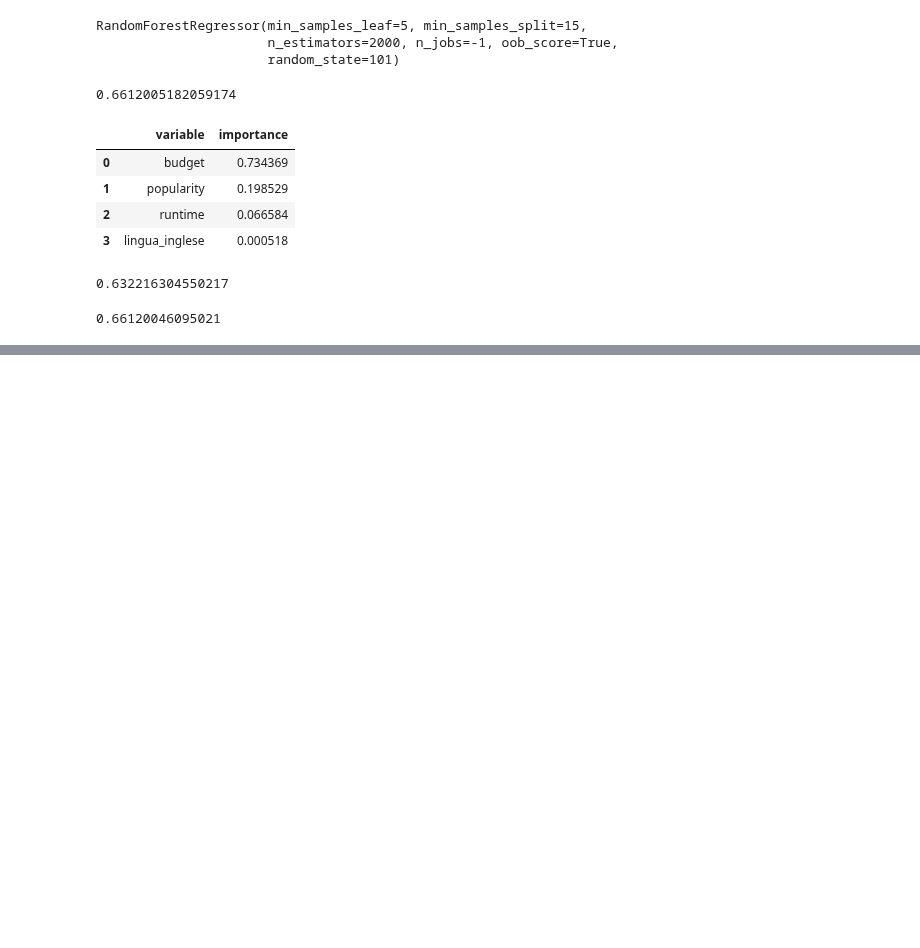
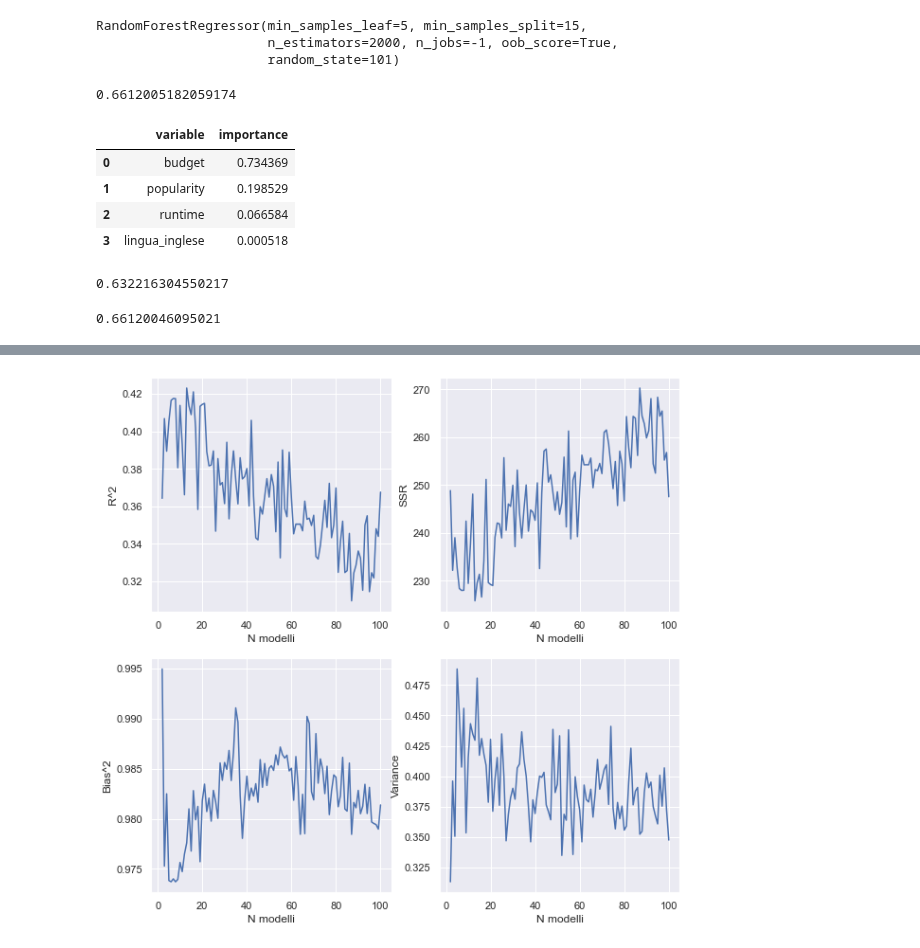
Before and after one commit to Riki98/DWM-Project, a Jupyter notebook: Progetto/Progetto.ipynb, the cells around one changed output, grey strips where cells are left out. Saved outputs shown, nothing was run; the diff lists cells and outputs as text; code cells hidden in the pictures; blank space fills up the shorter version.

```diff
--- a/Progetto/Progetto.ipynb
+++ b/Progetto/Progetto.ipynb
@@ -944,0 +963,20 @@ r2_score(y_test,pred)
+# %%
+trasf=StandardScaler()
+
+features = ["budgetLOG","runtime","popularityLOG", "release_month", "lingua_inglese", "revenueLOG"]
+dataPred=data[features]
+dataPred=pd.DataFrame(columns = dataPred.columns, data = trasf.fit_transform(dataPred))
+
+X=dataPred.iloc[:,0:5]
+y=dataPred.iloc[:,5]
+
+x_train, x_test, y_train, y_test = train_test_split(X, y, test_size=0.33)
+
+scaler = StandardScaler()
+scaler.fit(x_train)
+
+x_train, x_validate, y_train, y_validate = train_test_split(x_train, y_train, test_size = 0.2, random_state = 42)
+
+df_ada_l = tuning_ada(DecisionTreeRegressor(max_leaf_nodes = 14, max_depth= 4, criterion = "mae"), 100)
+# %% [output]
+[figure, added]
```
Also changed, not shown: parts of 17 cells of this notebook.
